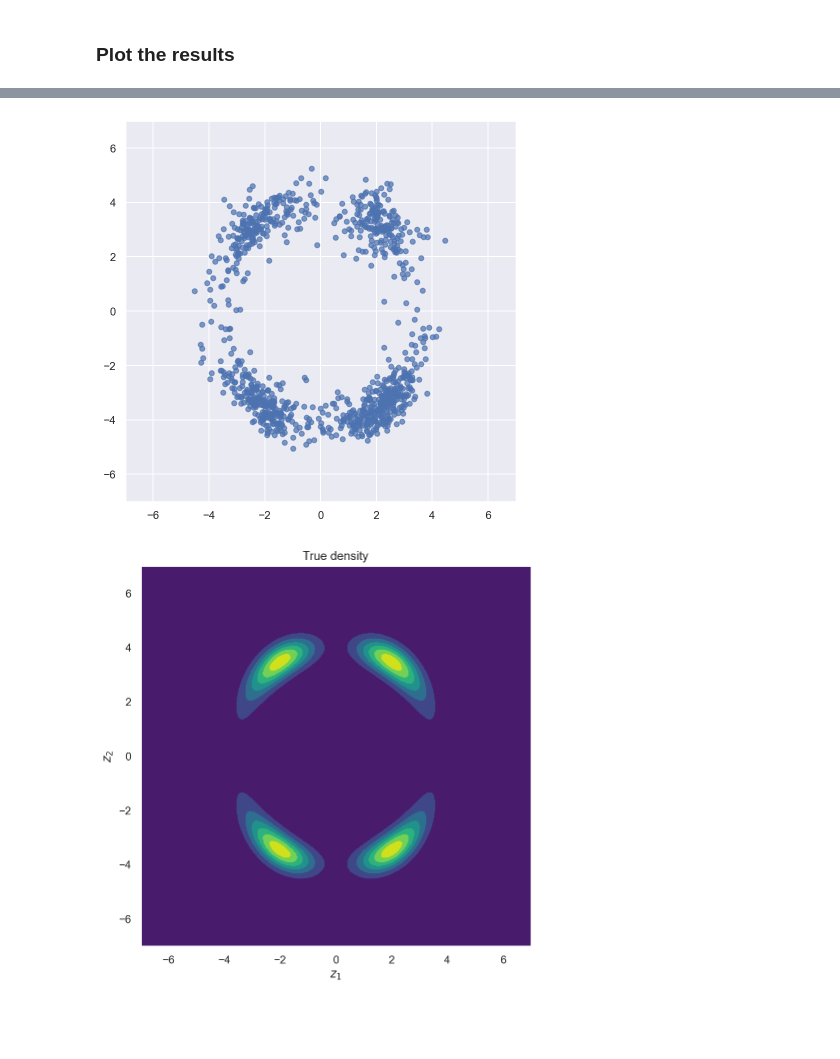
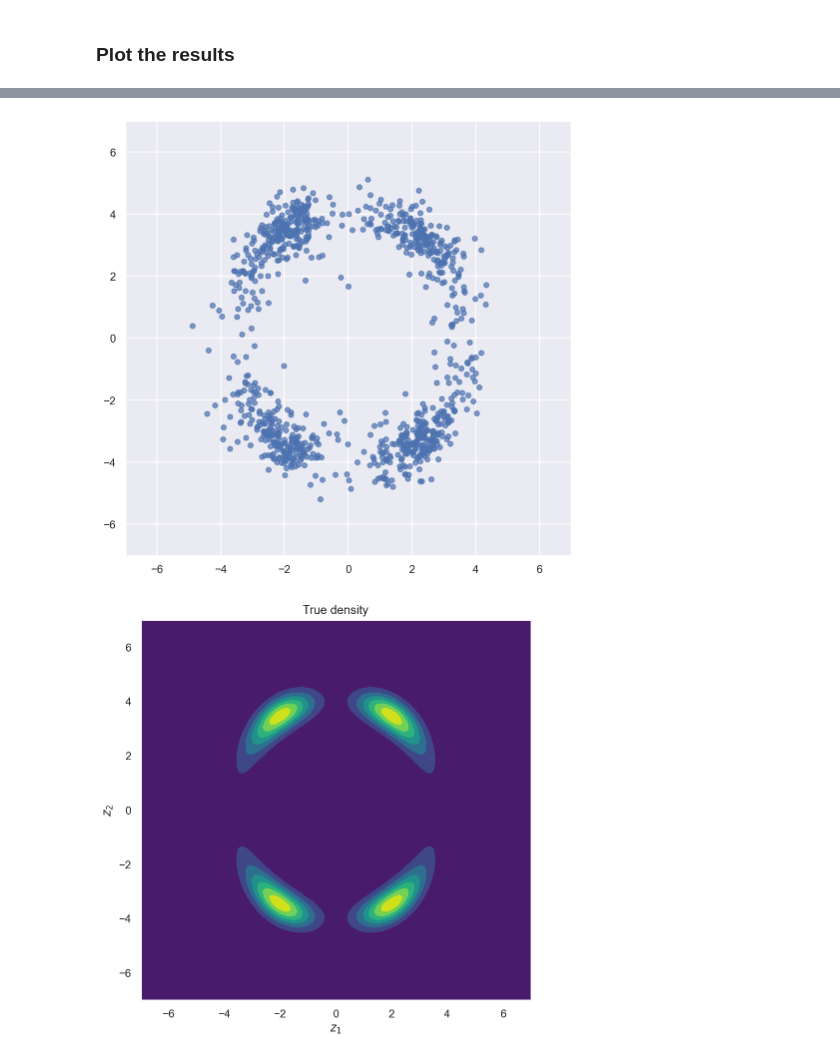
Before and after one commit to AurelienNioche/NormalizingFlowsTutorial, a Jupyter notebook: normalizing-flows-tutorial.ipynb, the cells around one changed output, grey strips where cells are left out. Saved outputs shown, nothing was run; the diff lists cells and outputs as text; code cells hidden in the pictures; blank space fills up the shorter version.

```diff
--- a/normalizing-flows-tutorial.ipynb
+++ b/normalizing-flows-tutorial.ipynb
@@ -213,7 +213,7 @@ $$\det \left\vert \frac{\partial f}{\partial \mathbf z} \right\vert=\vert\det(\m
 class PlanarBasedNormalizingFlow(nn.Module):
     """
     Adapted from https://github.com/ex4sperans/variational-inference-with-normalizing-flows
-
+    Add optimization of the base distribution parameters
     [Rezende and Mohamed, 2015]
 
     """
@@ -234,25 +234,37 @@ class PlanarBasedNormalizingFlow(nn.Module):
         self.mu = nn.Parameter(torch.zeros(dim).uniform_(-0.01, 0.01))
         self.log_var = nn.Parameter(torch.zeros(dim).uniform_(-0.01, 0.01))
 
-    @property
-    def prior(self):
-        covar = torch.zeros((self.dim, self.dim))
-        mask_diag = torch.eye(self.dim, dtype=bool)
-        covar[mask_diag] = torch.exp(0.5*self.log_var)
-        return dist.MultivariateNormal(self.mu, covar)
+    def sample_base_dist(self, batch_size):
+
+        """
+        Assuming here a circular multivariate normal distribution
+        """
+
+        std = torch.exp(0.5 * self.log_var)
+        eps = torch.randn((batch_size, self.dim))
+        return self.mu + eps*std
+
+    def log_prob_base_dist(self, x):
+
+        """
+        Assuming here a circular multivariate normal distribution
+        """
+
+        std = torch.exp(0.5 * self.log_var)
+        return dist.Normal(self.mu, std).log_prob(x).sum(axis=-1)
 
     def forward(self, x):
 
         batch_size = x.shape[0]
 
-        prior_logprob = self.prior.log_prob(x)
+        logp_base_dist = self.log_prob_base_dist(x)
         log_jacobians = torch.zeros((self.flow_length, batch_size, 1))
 
         for i, transform, log_jacobian in zip(range(self.flow_length), self.transforms, self.log_jacobians):
             log_jacobians[i] = log_jacobian(x)
             x = transform(x)
 
-        return x, prior_logprob, log_jacobians
+        return x, logp_base_dist, log_jacobians
 
 
 class PlanarFlow(nn.Module):
@@ -324,13 +336,13 @@ Parameters: $\phi$ (variational), $\theta$ (generative)
 
 Depending of cases of applications, slight variations are possible. For instance, in this particular example, we do not learn directly from the data and therefore don't need to take data from a minibatch. Instead, we generate directly from $q_0$ a sample, and for computing the free energy, we evaluate $\ln p(z_k)$ considering the 'true' probability density function - instead of evaluating the joint probability distribution $\ln p(x, z_K )$.
 # %%
-def train(loss_func, dim=2, flow_length=16, epochs=1000, batch_size=40, lr=0.01, seed=123):
+def train(loss_func, dim=2, flow_length=16, epochs=1000, batch_size=40, init_lr=0.01, seed=123):
 
     torch.manual_seed(seed)
 
     model = PlanarBasedNormalizingFlow(dim=dim, flow_length=flow_length)
 
-    optimizer = torch.optim.Adam(model.parameters(), lr=lr)
+    optimizer = torch.optim.Adam(model.parameters(), lr=init_lr)
 
     hist_loss = np.zeros(epochs)
 
@@ -356,7 +368,7 @@ def train(loss_func, dim=2, flow_length=16, epochs=1000, batch_size=40, lr=0.01,
 # %%
 loss_func = LossPDFEstimation(target_pdf=p_z)
 # %%
-flow, hist_loss = train(loss_func=loss_func, epochs=2000, lr=0.01, batch_size=40)
+flow, hist_loss = train(loss_func=loss_func, epochs=2000, init_lr=0.005, batch_size=100)
 # %% [markdown]
 ### Plot the results
 # %%
@@ -366,18 +378,18 @@ plt.plot(hist_loss);
 # %%
 def scatter_points(points, x_lims=(-7, 7), y_lims=(-7, 7)):
 
-    fig, ax = plt.subplots(figsize=(7, 7))
+    fig, ax = plt.subplots(figsize=(8, 8))
     ax.scatter(points[:, 0], points[:, 1], alpha=0.7, s=25)
     ax.set_xlim(*x_lims)
     ax.set_ylim(*y_lims)
 
     plt.show()
 # %%
-x = flow.prior.sample((1000, ))
+x = flow.sample_base_dist(1000)
 zk, prior_logprob, log_det = flow(x)
 scatter_points(zk.data.numpy())
 # %% [output]
-[figure, old version]
+[figure, new version]
 # %%
 plot_density(p_z)
 # %% [output]
```
Also changed, not shown: parts of 23 cells of this notebook, 1 other file.
